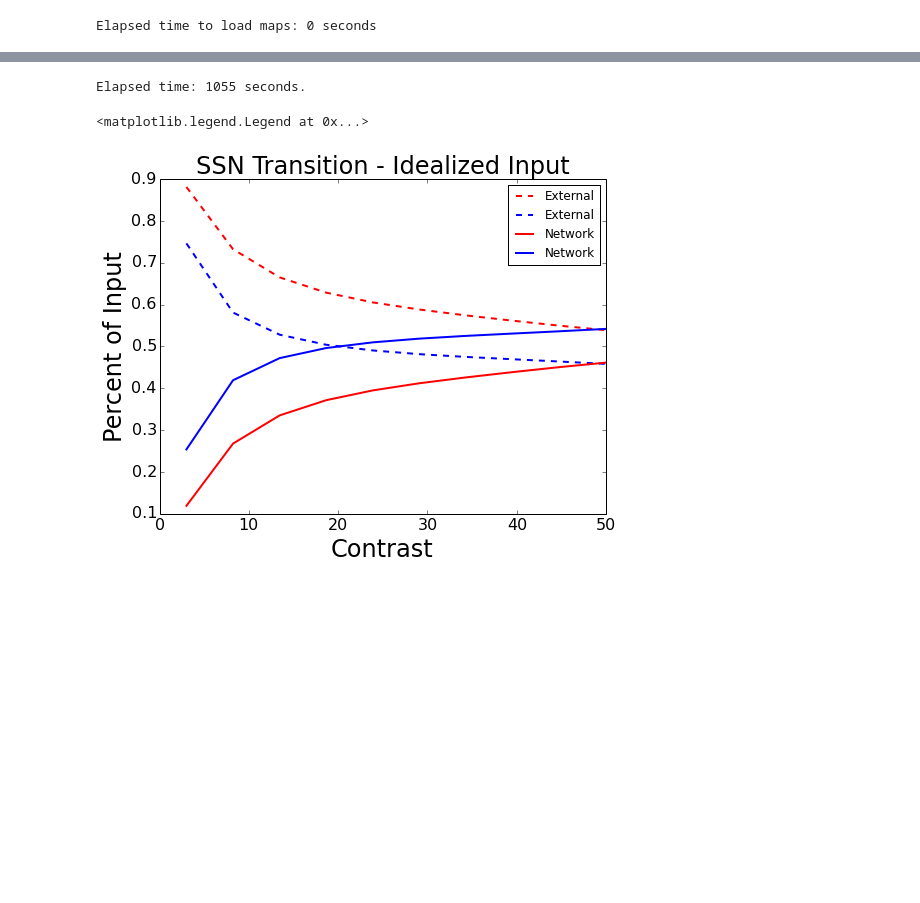
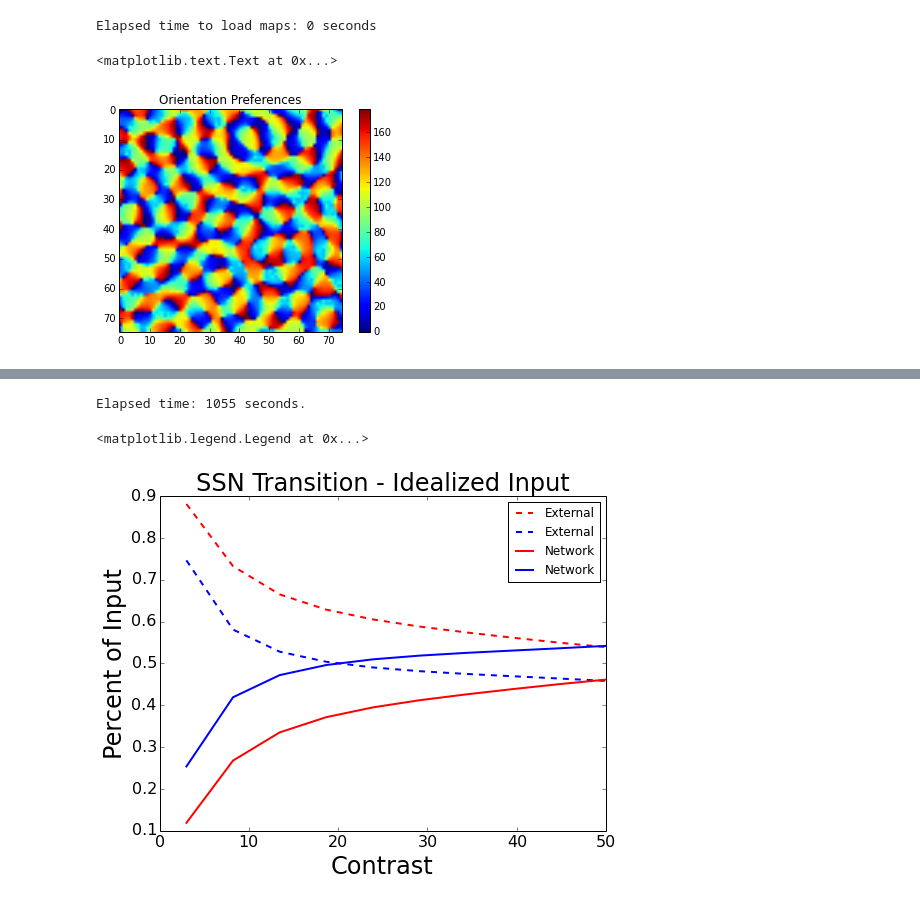
Before and after one commit to benselby/v1_modelling, a Jupyter notebook: mechanistic/integrated_model.ipynb, the cells around one changed output, grey strips where cells are left out. Drawn from its saved outputs; the diff is of its cells as text; code cells hidden in the pictures; blank space fills up the shorter version.

```diff
--- a/mechanistic/integrated_model.ipynb
+++ b/mechanistic/integrated_model.ipynb
@@ -74,4 +73,15 @@ OD_map = OD_map_full[-75:,-75:]
 OP_map = np.floor(OP_map_full[-75:,-75:])
 # %% [output]
 Elapsed time to load maps: 0 seconds
+# %%
+# Alternatively, load OP map from Bryan's extracted Kaschube map
+data = scipy.io.loadmat('orientation-map.mat')
+OP_map = np.floor(data['map'])
+plt.imshow(OP_map)
+plt.colorbar()
+plt.title('Orientation Preferences', fontsize=14)
+plt.savefig('thesis_results/orientation_map_ssn.png', format='png', dpi=50))
+# %% [output]
+<matplotlib.text.Text at 0x...>
+[figure, added]
 # %%
```
Also changed, not shown: parts of 42 cells of this notebook, 1 other file.
